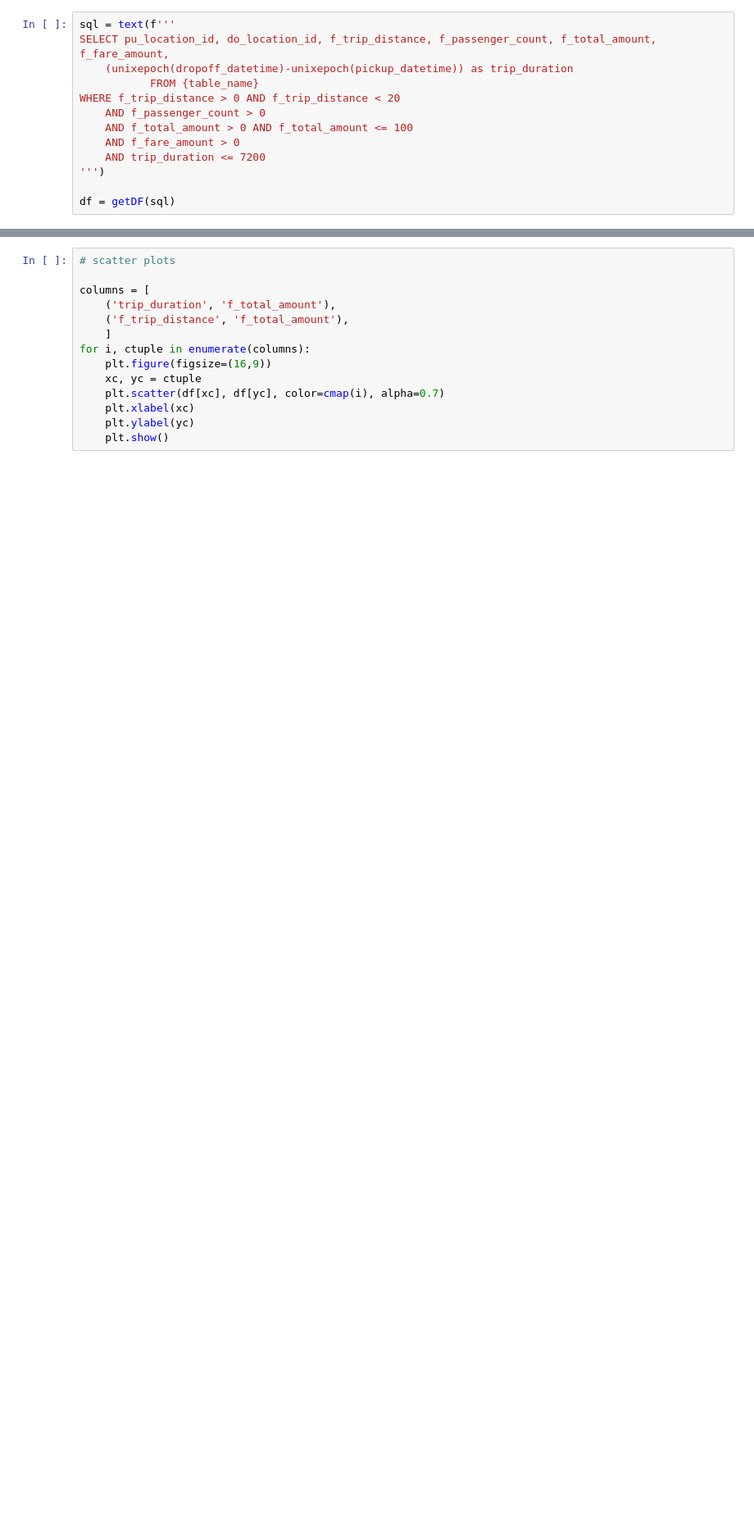
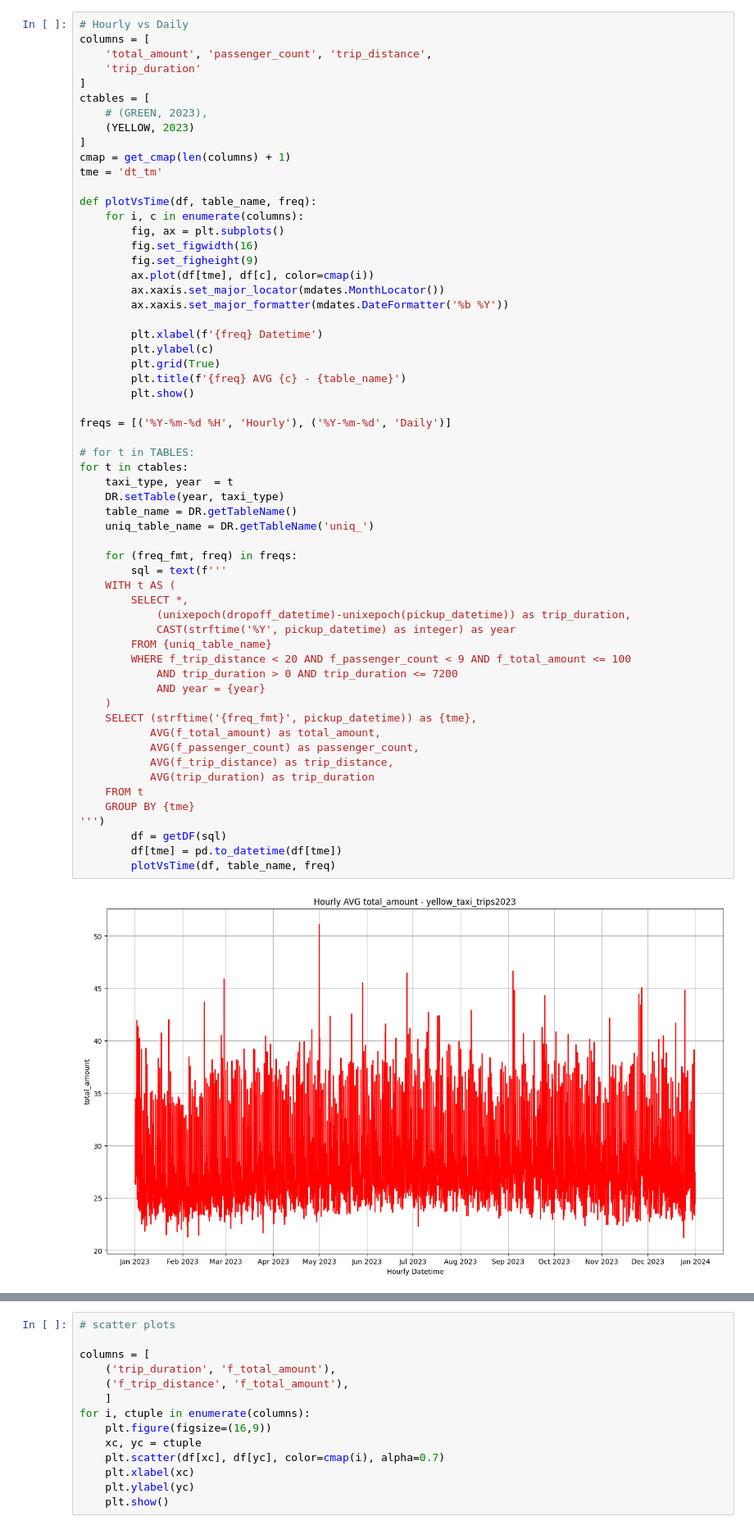
Before and after one commit to IshMakwana/DSCapstone, a Jupyter notebook: eda_charts.ipynb, the cells around one changed output, grey strips where cells are left out. Shown at 82% size. Drawn from its saved outputs; the diff is of its cells as text; blank space fills up the shorter version.

```diff
--- a/eda_charts.ipynb
+++ b/eda_charts.ipynb
@@ -19,13 +18,61 @@ table_name = DR.getTableName()
-# %%
-sql = text(f'''
-SELECT pu_location_id, do_location_id, f_trip_distance, f_passenger_count, f_total_amount, f_fare_amount,
-    (unixepoch(dropoff_datetime)-unixepoch(pickup_datetime)) as trip_duration
-           FROM {table_name}
-WHERE f_trip_distance > 0 AND f_trip_distance < 20
-    AND f_passenger_count > 0
-    AND f_total_amount > 0 AND f_total_amount <= 100
-    AND f_fare_amount > 0
-    AND trip_duration <= 7200
-''')
-
-df = getDF(sql)
+# %%
+# Hourly vs Daily
+columns = [
+    'total_amount', 'passenger_count', 'trip_distance',
+    'trip_duration'
+]
+ctables = [
+    # (GREEN, 2023),
+    (YELLOW, 2023)
+]
+cmap = get_cmap(len(columns) + 1)
+tme = 'dt_tm'
+
+def plotVsTime(df, table_name, freq):
+    for i, c in enumerate(columns):
+        fig, ax = plt.subplots()
+        fig.set_figwidth(16)
+        fig.set_figheight(9)
+        ax.plot(df[tme], df[c], color=cmap(i))
+        ax.xaxis.set_major_locator(mdates.MonthLocator())
+        ax.xaxis.set_major_formatter(mdates.DateFormatter('%b %Y'))
+
+        plt.xlabel(f'{freq} Datetime')
+        plt.ylabel(c)
+        plt.grid(True)
+        plt.title(f'{freq} AVG {c} - {table_name}')
+        plt.show()
+
+freqs = [('%Y-%m-%d %H', 'Hourly'), ('%Y-%m-%d', 'Daily')]
+
+# for t in TABLES:
+for t in ctables:
+    taxi_type, year  = t
+    DR.setTable(year, taxi_type)
+    table_name = DR.getTableName()
+    uniq_table_name = DR.getTableName('uniq_')
+
+    for (freq_fmt, freq) in freqs:
+        sql = text(f'''
+    WITH t AS (
+        SELECT *,
+            (unixepoch(dropoff_datetime)-unixepoch(pickup_datetime)) as trip_duration,
+            CAST(strftime('%Y', pickup_datetime) as integer) as year
+        FROM {uniq_table_name}
+        WHERE f_trip_distance < 20 AND f_passenger_count < 9 AND f_total_amount <= 100
+            AND trip_duration > 0 AND trip_duration <= 7200
+            AND year = {year}
+    )
+    SELECT (strftime('{freq_fmt}', pickup_datetime)) as {tme},
+           AVG(f_total_amount) as total_amount,
+           AVG(f_passenger_count) as passenger_count,
+           AVG(f_trip_distance) as trip_distance,
+           AVG(trip_duration) as trip_duration
+    FROM t
+    GROUP BY {tme}
+''')
+        df = getDF(sql)
+        df[tme] = pd.to_datetime(df[tme])
+        plotVsTime(df, table_name, freq)
+# %% [output]
+[figure, added]
```
Also changed, not shown: parts of 7 cells of this notebook, 6 other files.
